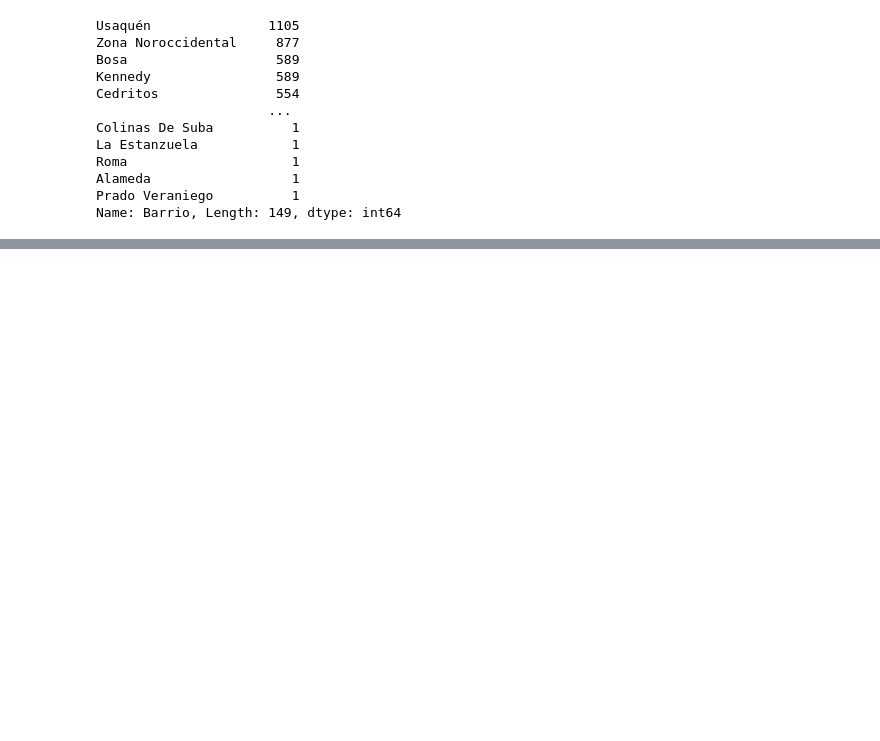
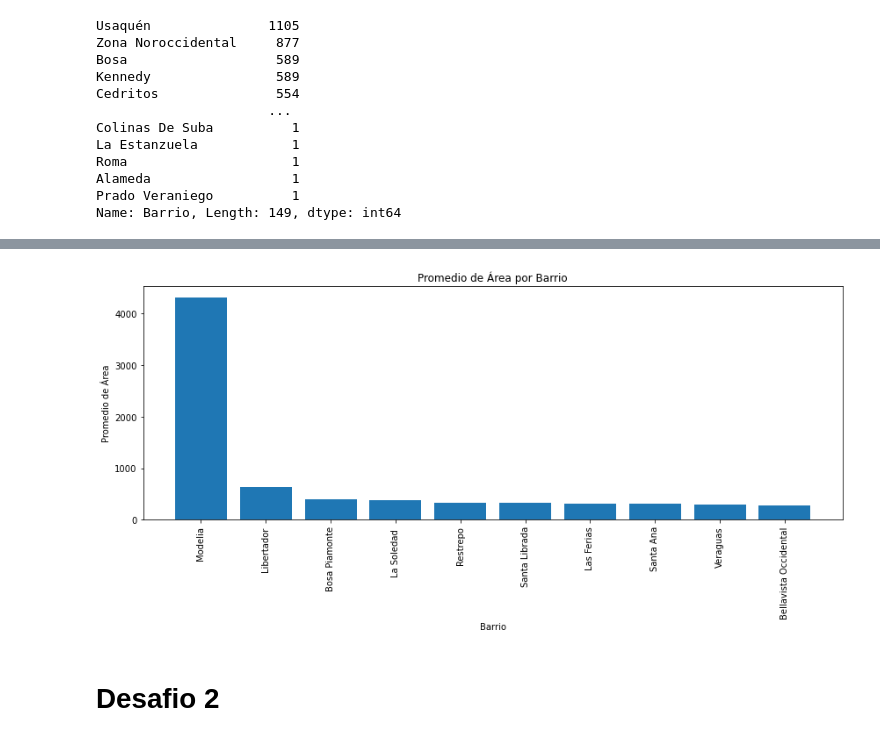
Before and after one commit to ErikLopez04/InmersionDatosPandas, a Jupyter notebook: pandas.ipynb, the cells around one changed output, grey strips where cells are left out. Cells and saved outputs as stored; diff of their text form; code cells hidden in the pictures; blank space fills up the shorter version.

Commit message:
Desafio 1

```diff
--- a/pandas.ipynb
+++ b/pandas.ipynb
@@ -227,0 +214,16 @@ IndentationError: expected an indented block (Temp/ipykernel_3236/1328750351.py,
+# %%
+promedios_por_barrio = {}
+
+# Iterar sobre los barrios únicos en tus datos
+barrios_unicos = df['Barrio'].unique()
+for barrio in barrios_unicos:
+    # Filtrar el DataFrame por el barrio actual
+    df_barrio = df[df['Barrio'] == barrio]
+
+    # Calcular el promedio del área para ese barrio y almacenarlo en el diccionario
+    promedio_area = df_barrio['Area'].mean()
+    promedios_por_barrio[barrio] = promedio_area
+
+# Ahora, promedios_por_barrio contiene los promedios de área para cada barrio
+for barrio, promedio in promedios_por_barrio.items():
+    print(f'El promedio de área en el barrio {barrio} es: {promedio}')
@@ -227,0 +250,22 @@ IndentationError: expected an indented block (Temp/ipykernel_3236/1328750351.py,
+# %%
+# Convertir el diccionario en un DataFrame
+df_promedios = pd.DataFrame.from_dict(promedios_por_barrio, orient='index', columns=['Promedio de Área'])
+
+# Ordenar el DataFrame por los valores del promedio
+df_promedios = df_promedios.sort_values(by='Promedio de Área', ascending=False).head(10)
+
+# Crear el gráfico de barras
+plt.figure(figsize=(12, 6))
+plt.bar(df_promedios.index, df_promedios['Promedio de Área'])
+plt.xlabel('Barrio')
+plt.ylabel('Promedio de Área')
+plt.title('Promedio de Área por Barrio')
+plt.xticks(rotation=90)  # Rotar las etiquetas del eje x para mayor legibilidad
+plt.tight_layout()
+
+# Mostrar el gráfico
+plt.show()
+# %% [output]
+[figure, added]
+# %% [markdown]
+# Desafio 2
```
Also changed, not shown: parts of 6 cells of this notebook.
